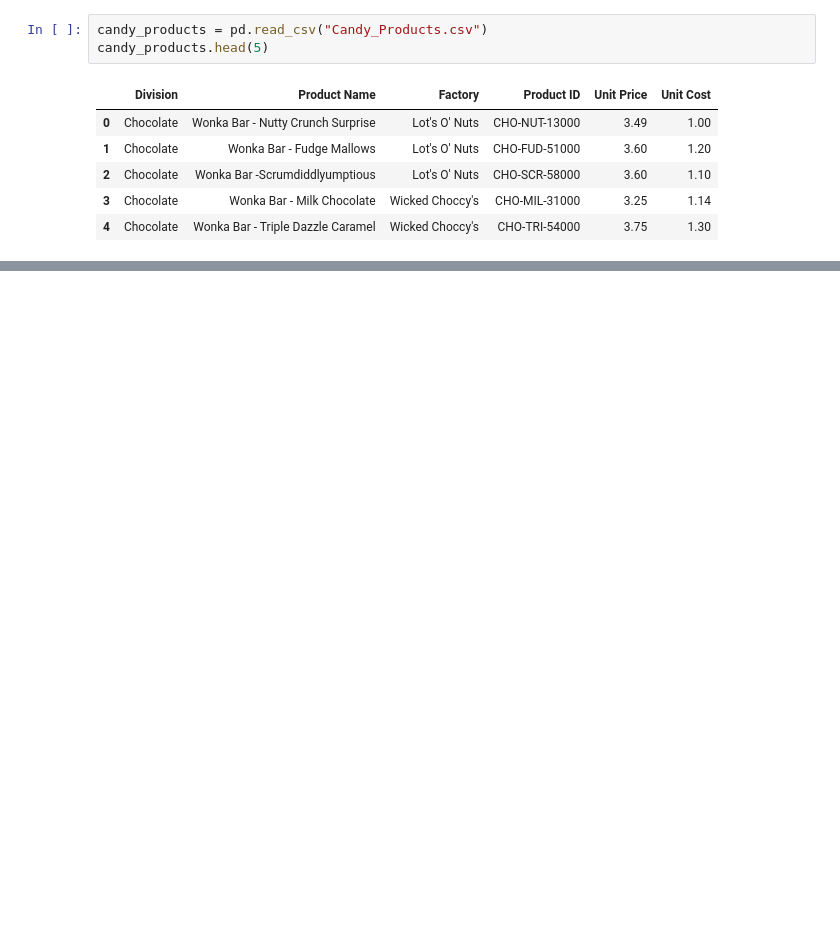
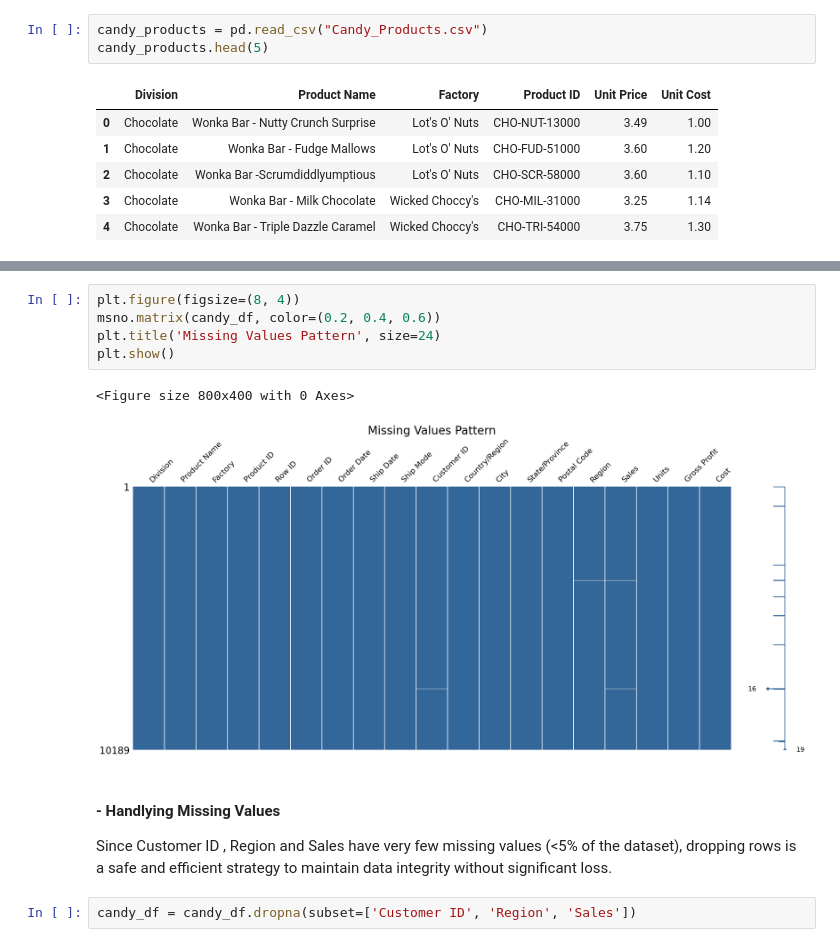
Before and after one commit to CCT-Dublin/ca1-capstone-project-proposal-Aline-Menezes-Silva, a Jupyter notebook: CA3_Strategic_Thinking_Aline_Silva.ipynb, the cells around one changed output, grey strips where cells are left out. Saved outputs shown, nothing was run; the diff lists cells and outputs as text; blank space fills up the shorter version.

```diff
--- a/CA3_Strategic_Thinking_Aline_Silva.ipynb
+++ b/CA3_Strategic_Thinking_Aline_Silva.ipynb
@@ -144,0 +207,14 @@ candy_df = candy_df.rename(columns={
+# %%
+plt.figure(figsize=(8, 4))
+msno.matrix(candy_df, color=(0.2, 0.4, 0.6))
+plt.title('Missing Values Pattern', size=24)
+plt.show()
+# %% [output]
+<Figure size 800x400 with 0 Axes>
+[figure, added]
+# %% [markdown]
+#### - Handlying Missing Values
+
+Since Customer ID , Region and Sales have very few missing values (<5% of the dataset), dropping rows is a safe and efficient strategy to maintain data integrity without significant loss.
+# %%
+candy_df = candy_df.dropna(subset=['Customer ID', 'Region', 'Sales'])
```
Also changed, not shown: parts of 213 cells of this notebook.
